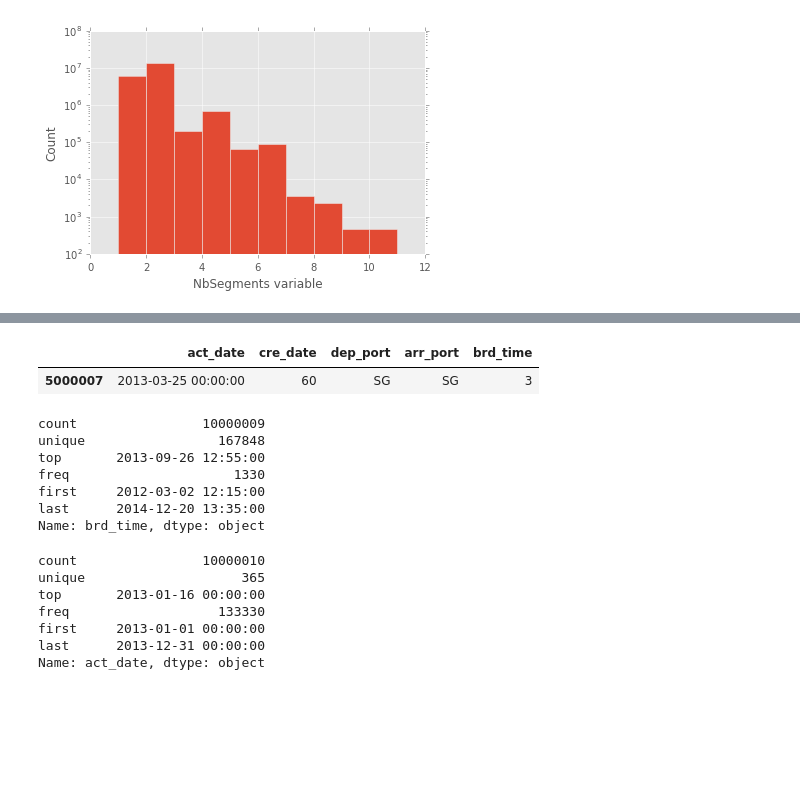
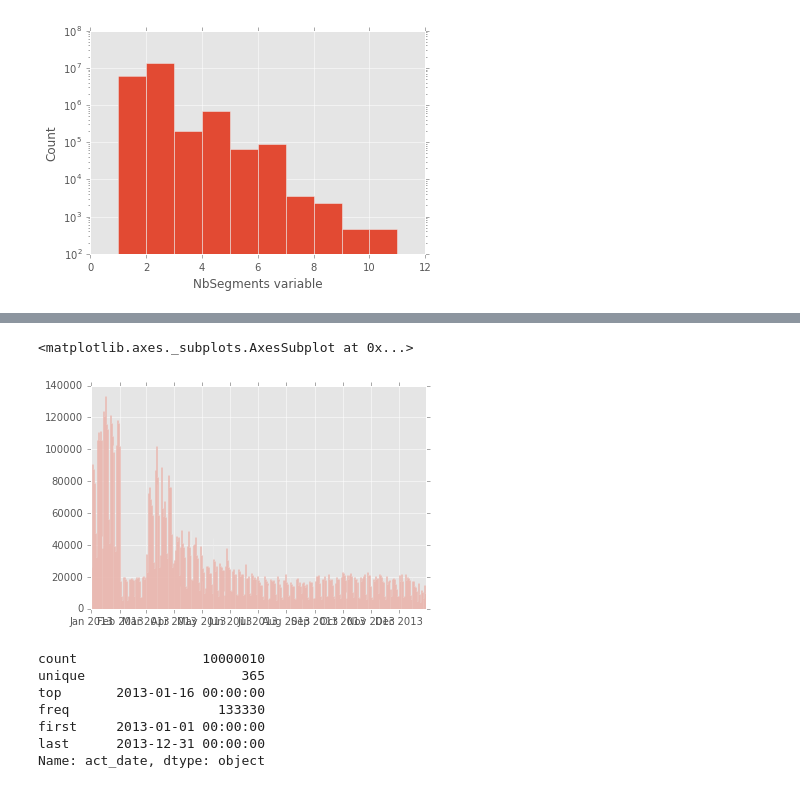
Before and after one commit to frallain/amadeus_challenge, a Jupyter notebook: amadeus_challenge.ipynb, the cells around one changed output, grey strips where cells are left out. Cells and saved outputs as stored; diff of their text form; code cells hidden in the pictures; blank space fills up the shorter version.

```diff
--- a/amadeus_challenge.ipynb
+++ b/amadeus_challenge.ipynb
@@ -326,4 +370,6 @@ plt.ylabel('Count')
 <matplotlib.text.Text at 0x...>
 [figure]
 # %%
-bookings = pd.read_csv('bookings.csv', sep='^', usecols=('act_date           ','cre_date           ','dep_port','arr_port','brd_time           '))
+bookings = pd.read_csv('bookings.csv',
+                       sep='^',
+                       usecols=('act_date           ','dep_port','arr_port','route          '))
@@ -338,0 +386,3 @@ bookings.head()
+# %%
+bookings['act_date'] = pd.to_datetime(bookings['act_date'],format='%Y-%m-%d')
+bookings.head()
@@ -339 +396,6 @@ bookings.head()
+# %%
+bookings.act_date.hist(bins=365)
+# %% [output]
+<matplotlib.axes._subplots.AxesSubplot at 0x...>
+[figure, added]
 # %%
@@ -343,7 +405,4 @@ bookings['arr_port'] = bookings['arr_port'].str.strip()
 # %%
 # bookings['brd_time'] = pd.to_datetime(bookings['brd_time'],format='%Y-%m-%d %H:%M:%S')
-bookings[bookings.brd_time == '3']
+# bookings[bookings.brd_time == '3']
-# %% [output]
-|  | act_date | cre_date | dep_port | arr_port | brd_time |
-| 5000007 | 2013-03-25 00:00:00 | 60 | SG | SG | 3 |
 # %%
@@ -354,13 +413,5 @@ bookings['cre_date'] = pd.to_datetime(bookings['cre_date'],format='%Y-%m-%d %H:%
 # %%
-bookings['brd_time'].describe()
+# bookings['brd_time'].describe()
-# %% [output]
-count                10000009
-unique                 167848
-top       2013-09-26 12:55:00
-freq                     1330
-first     2012-03-02 12:15:00
-last      2014-12-20 13:35:00
-Name: brd_time, dtype: object
 # %%
 bookings['act_date'].describe()
 # %% [output]
```
Also changed, not shown: parts of 24 cells of this notebook.
